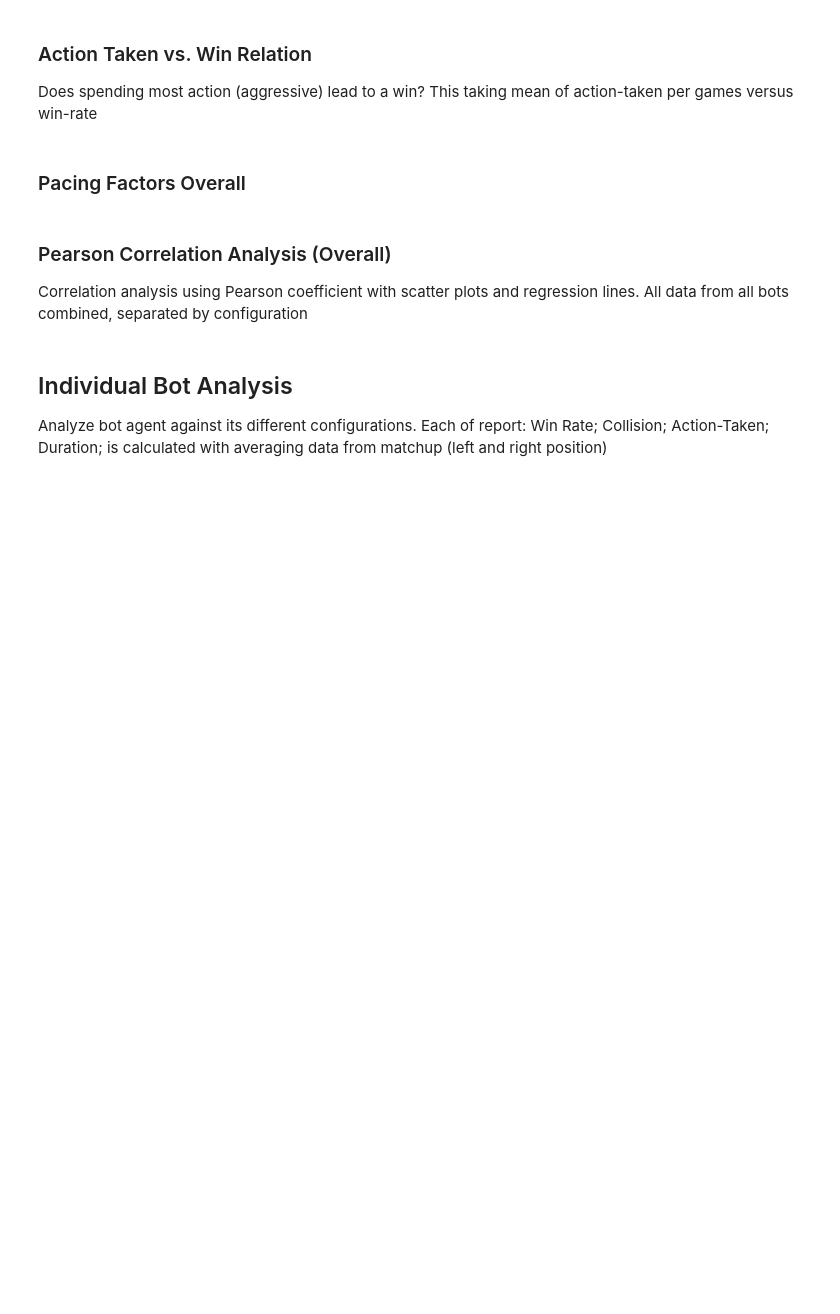
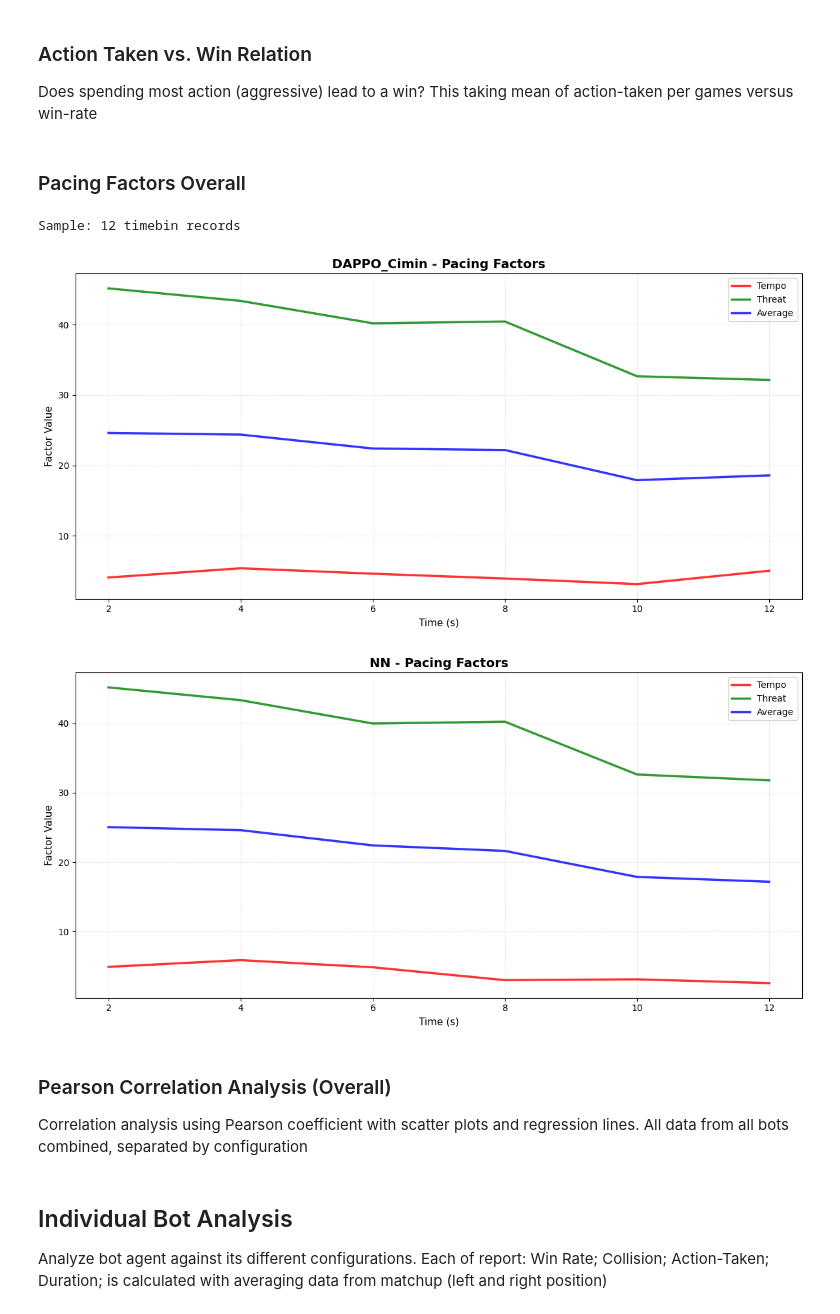
Before and after one commit to ardiawanbagusharisa/sumobot-analytic, a Jupyter notebook: analysis.ipynb, the cells around one changed output. Cells and saved outputs as stored; diff of their text form; code cells hidden in the pictures; blank space fills up the shorter version.

Commit message:
refactor: simplify pacing plot to per-bot summary

```diff
--- a/analysis.ipynb
+++ b/analysis.ipynb
@@ -587,44 +612,51 @@ plt.show()
 # %%
 print(f"Sample: {len(df_pacing_bots)} timebin records")
 
 # Plot pacing factors for all bots or specific bot with timer filter
 # Returns dictionary with 'chart', 'per_timebin_df', and 'summary_df' for each bot
 
 # Example 1: All bots with specific timer
-figs = plot_pacing_factors_per_bot(df_pacing_bots)
+# figs = plot_pacing_factors_per_bot(df_pacing_bots)
 
-if figs:
-    for bot_name, bot_data in figs.items():
-        print(f"\n{'='*80}")
-        print(f"Bot: {bot_name}")
-        print(f"{'='*80}")
+# if figs:
+#     for bot_name, bot_data in figs.items():
+#         print(f"\n{'='*80}")
+#         print(f"Bot: {bot_name}")
+#         print(f"{'='*80}")
 
-        # Check if new format (dict) or old format (Figure object)
-        if isinstance(bot_data, dict):
-            # New format - show chart and DataFrames
-            print(f"\n--- {bot_name} Pacing Factors Chart ---")
-            plt.figure(bot_data['chart'].number)
-            plt.show()
+#         # Check if new format (dict) or old format (Figure object)
+#         if isinstance(bot_data, dict):
+#             # New format - show chart and DataFrames
+#             print(f"\n--- {bot_name} Pacing Factors Chart ---")
+#             plt.figure(bot_data['chart'].number)
+#             plt.show()
 
-            print(f"\n--- {bot_name} Per-Timebin Statistics ---")
-            display(bot_data['per_timebin_df'])
+#             print(f"\n--- {bot_name} Per-Timebin Statistics ---")
+#             display(bot_data['per_timebin_df'])
 
-            print(f"\n--- {bot_name} Summary Statistics ---")
-            display(bot_data['summary_df'])
-        else:
-            # Old format - just show the figure
-            print(f"\n--- {bot_name} Pacing Factors Chart (Old Format) ---")
-            print("⚠️ Please restart kernel to get the new DataFrame feature")
-            plt.figure(bot_data.number)
-            plt.show()
+#             print(f"\n--- {bot_name} Summary Statistics ---")
+#             display(bot_data['summary_df'])
+#         else:
+#             # Old format - just show the figure
+#             print(f"\n--- {bot_name} Pacing Factors Chart (Old Format) ---")
+#             print("⚠️ Please restart kernel to get the new DataFrame feature")
+#             plt.figure(bot_data.number)
+#             plt.show()
 
 # Example 2: Specific bot with specific timer (commented out)
 # figs = plot_pacing_factors_per_bot(df_pacing_bots, bot_name="Bot_BT", timer=45.0)
 # if figs and "Bot_BT" in figs:
 #     plt.figure(figs["Bot_BT"]['chart'].number)
 #     plt.show()
 #     display(figs["Bot_BT"]['per_timebin_df'])
 #     display(figs["Bot_BT"]['summary_df'])
+
+fig = plot_pacing_factors_per_bot_summary(df_pacing_bots)
+plt.show()
+# %% [output]
+Sample: 12 timebin records
+[figure, added]
+[figure, added]
 # %% [markdown]
 ### Pearson Correlation Analysis (Overall)
 
```
Also changed, not shown: parts of 2 cells of this notebook, 1 other file.
